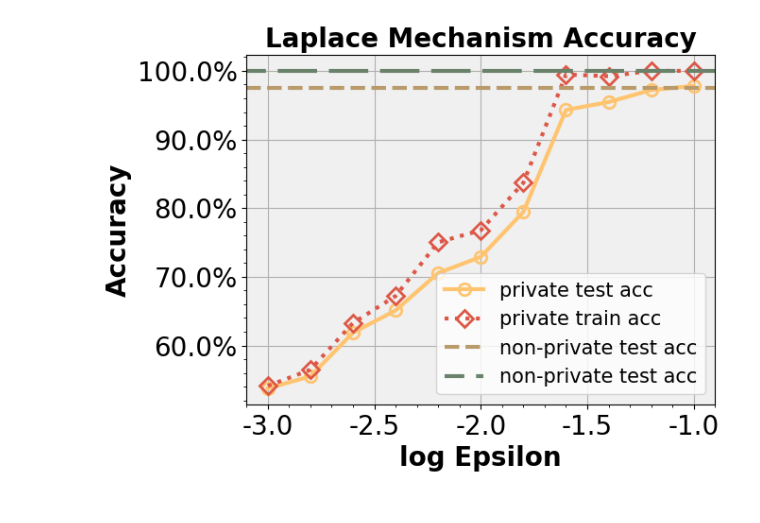
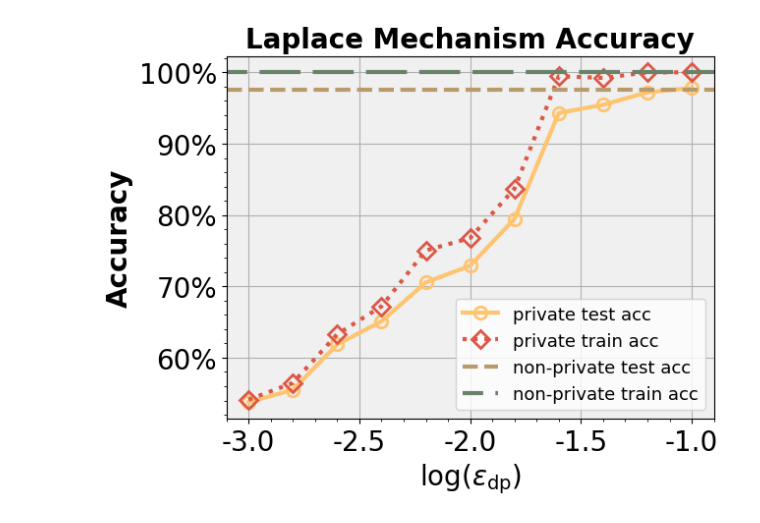
Before and after one commit to JamesSand/DP-NTK-Regression, a Jupyter notebook: draw_figs/laplace_draw.ipynb, the cells around one changed output. Saved outputs shown, nothing was run; the diff lists cells and outputs as text; code cells hidden in the pictures.

```diff
--- a/draw_figs/laplace_draw.ipynb
+++ b/draw_figs/laplace_draw.ipynb
@@ -51,7 +51,7 @@ ax.set_facecolor('#f0f0f0')
 ax.xaxis.set_major_formatter(FormatStrFormatter('%.1f'))
 ax.xaxis.set_major_locator(MaxNLocator(nbins=5))
 
-ax.yaxis.set_major_formatter(ticker.PercentFormatter(xmax=1, decimals=1))
+ax.yaxis.set_major_formatter(ticker.PercentFormatter(xmax=1, decimals=0))
 
 for i, y_data in enumerate(y_data_list):
     plt.plot(x_data, y_data, label=y_data_name_list[i], marker=marker_list[i], color=color_list[i], linewidth=line_width, markersize=9, markerfacecolor="None",
@@ -64,35 +64,35 @@ plt.grid(True)  # show grid
 
 # add title and labels for x and y
 plt.title(title_name, fontsize=font_size, fontweight='bold')
-plt.xlabel('log Epsilon', fontsize=font_size, fontweight='bold')
+plt.xlabel(r'$\log (\epsilon_{\mathrm{dp}})$', fontsize=font_size, fontweight='bold')
 plt.ylabel('Accuracy', fontsize=font_size, fontweight='bold')
 
 plt.minorticks_on()
 
 # set stick font size
 plt.xticks(fontsize=20)
 plt.yticks(fontsize=20)
 
 plt.axhline(y=non_private_test_acc, color='#B99B6B', linewidth=line_width, linestyle=line_style_dict[line_style_list[2]], label="non-private test acc")
-plt.axhline(y=non_private_train_acc, color='#698269', linewidth=line_width, linestyle=line_style_dict[line_style_list[4]], label="non-private test acc")
+plt.axhline(y=non_private_train_acc, color='#698269', linewidth=line_width, linestyle=line_style_dict[line_style_list[4]], label="non-private train acc")
 
-plt.legend(fontsize=15)
+plt.legend(fontsize=13)
 
 # # # # show fig
 # plt.show()
 
 # # if args.save_type == "pdf":
 save_fig_path = os.path.join(save_fig_dir, f"lapalce_mechanism_accuracy.pdf")
 # print(save_fig_path)
 plt.savefig(save_fig_path, format='pdf', bbox_inches='tight', pad_inches=0.05)
 # # elif args.save_type == "png":
 # save_fig_path = os.path.join(save_fig_dir, f"{save_file_name}.png")
 # # print(save_fig_path)
 # plt.savefig(save_fig_path, format='png', bbox_inches='tight', pad_inches=0.05)
 
 # print(f"fig save to {save_fig_path}")
 
 # # clean up plt
 # plt.clf()
 # %% [output]
-[figure, old version]
+[figure, new version]
```
Also changed, not shown: 5 other files.
